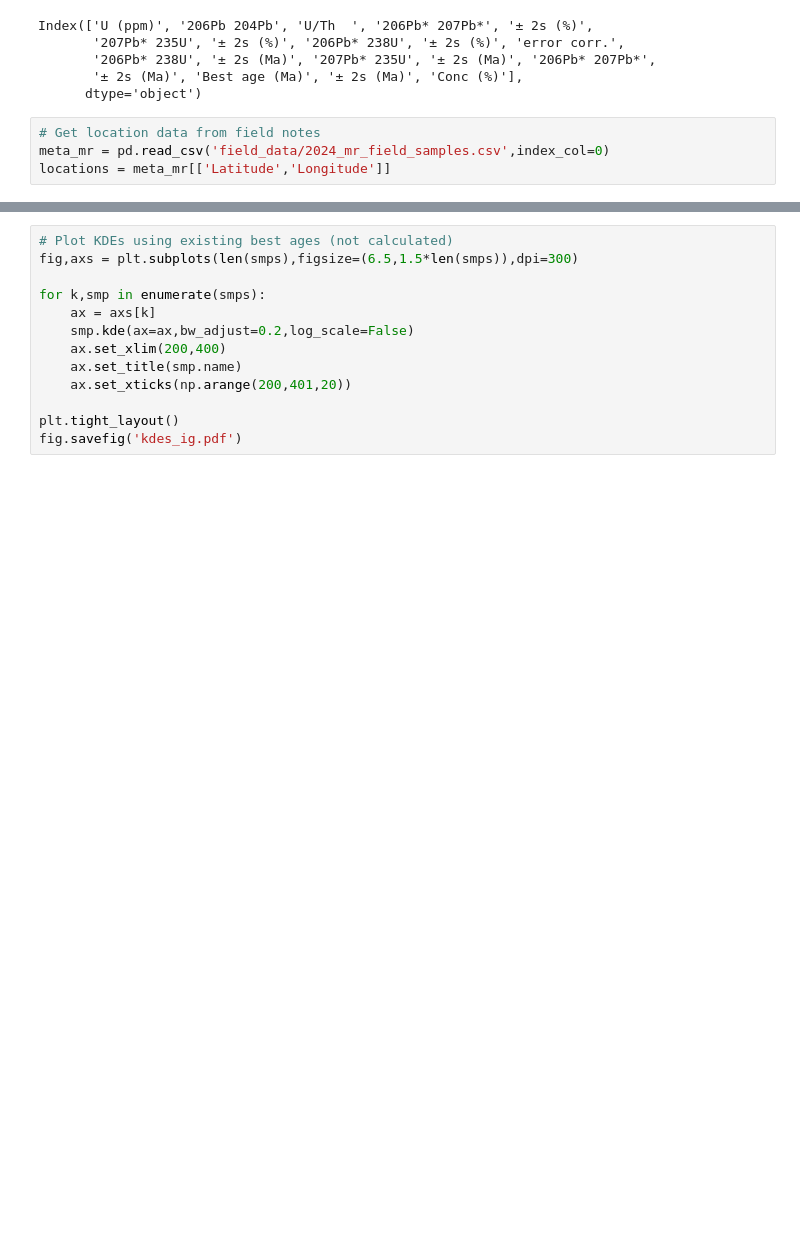
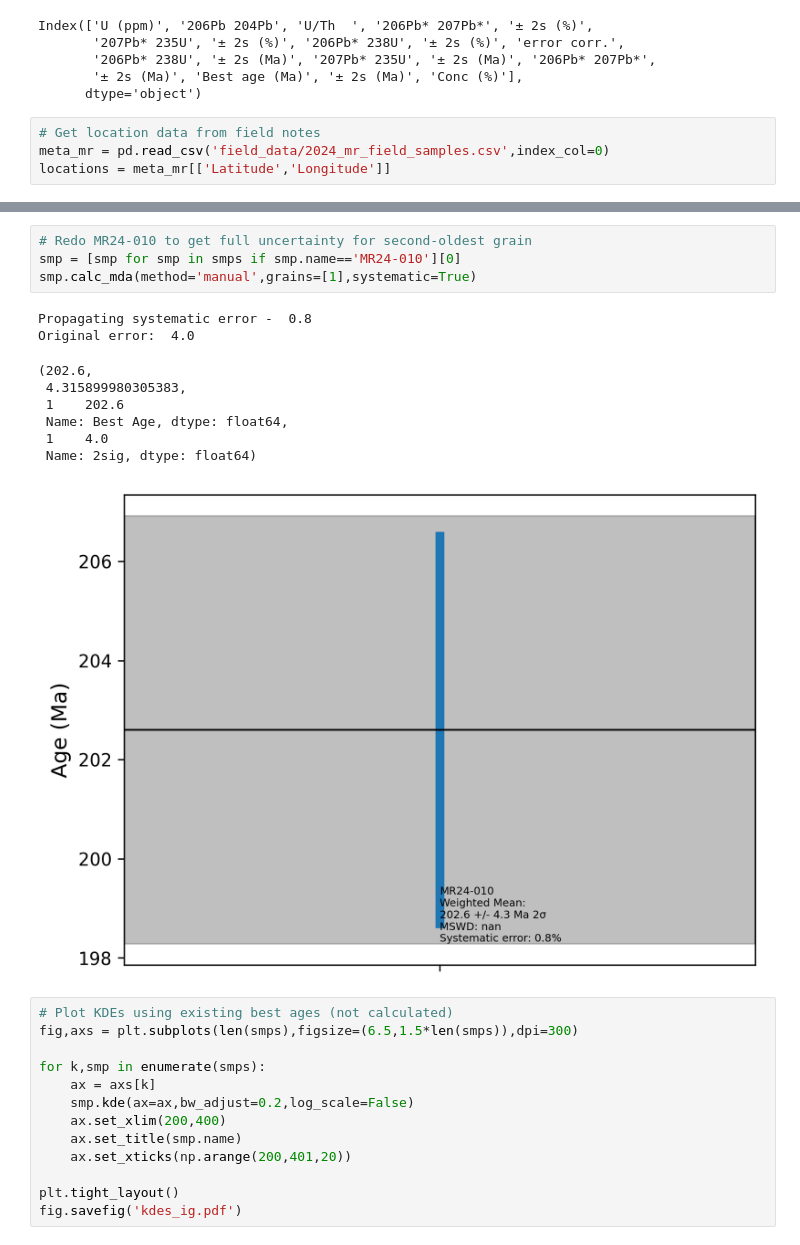
Before and after one commit to dyvasey/dataset-morocco-dz-2024, a Jupyter notebook: process_ig_laserchron.ipynb, the cells around one changed output, grey strips where cells are left out. Saved outputs shown, nothing was run; the diff lists cells and outputs as text; blank space fills up the shorter version.

Commit message:
Add second grain to JBD1

```diff
--- a/process_ig_laserchron.ipynb
+++ b/process_ig_laserchron.ipynb
@@ -97,6 +97,20 @@ Original error:  1.4131910276521145
 [figure]
 [figure]
 [figure]
+# %%
+# Redo MR24-010 to get full uncertainty for second-oldest grain
+smp = [smp for smp in smps if smp.name=='MR24-010'][0]
+smp.calc_mda(method='manual',grains=[1],systematic=True)
+# %% [output]
+Propagating systematic error -  0.8
+Original error:  4.0
+(202.6,
+ 4.315899980305383,
+ 1    202.6
+ Name: Best Age, dtype: float64,
+ 1    4.0
+ Name: 2sig, dtype: float64)
+[figure, added]
 # %%
 # Plot KDEs using existing best ages (not calculated)
 fig,axs = plt.subplots(len(smps),figsize=(6.5,1.5*len(smps)),dpi=300)
```
Also changed, not shown: parts of 1 cell of this notebook.
